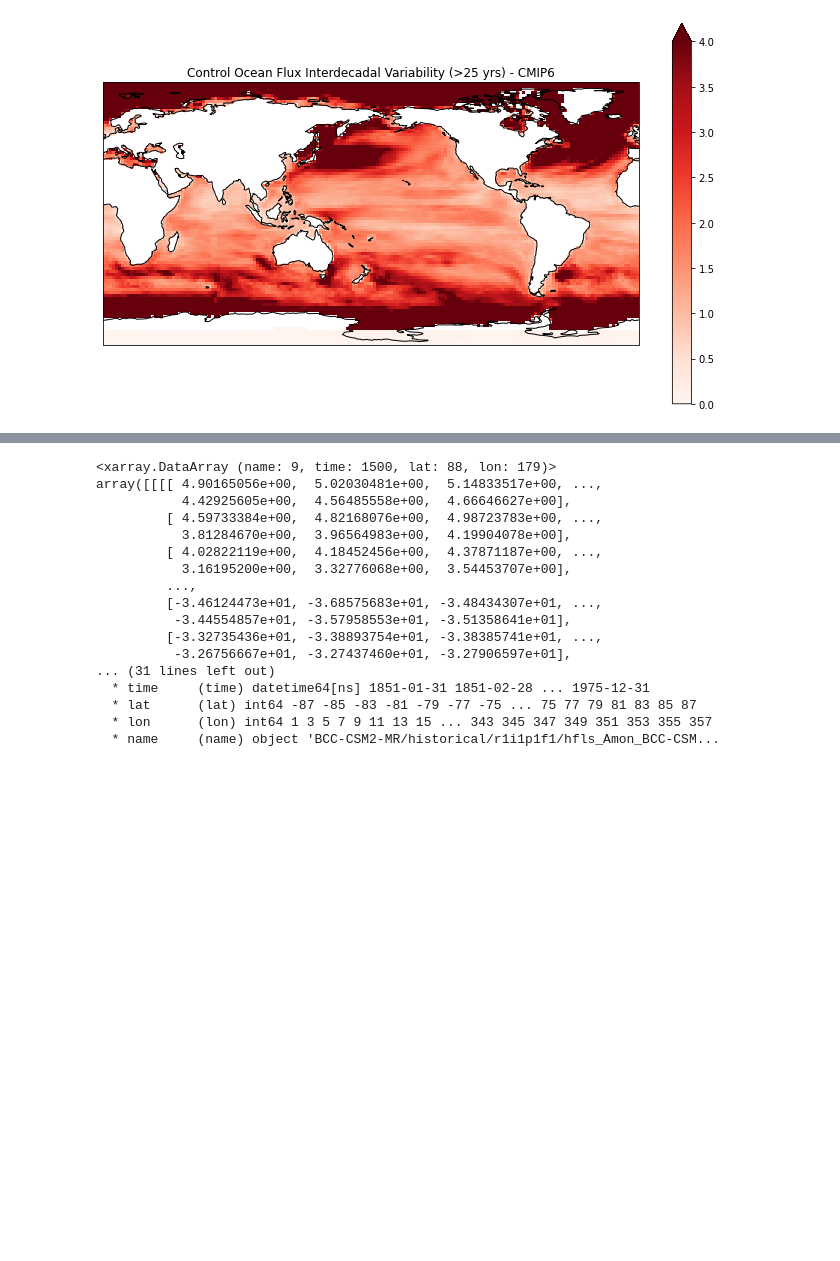
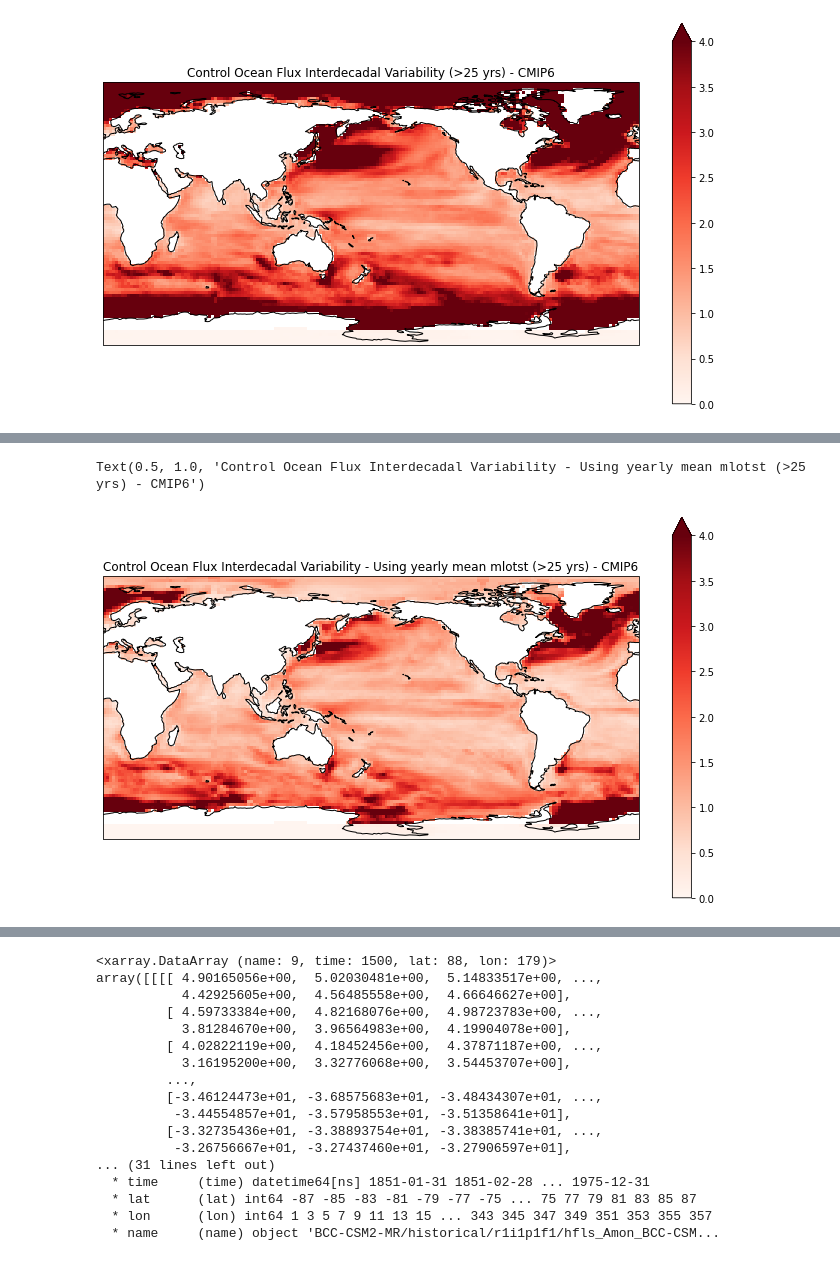
Before and after one commit to mailesasaki/cesmle_variability_analysis, a Jupyter notebook: energy_budget_variability/ocean_flux_analysis.ipynb, the cells around one changed output, grey strips where cells are left out. Drawn from its saved outputs; the diff is of its cells as text; code cells hidden in the pictures; blank space fills up the shorter version.

Commit message:
Covariance started

```diff
--- a/energy_budget_variability/ocean_flux_analysis.ipynb
+++ b/energy_budget_variability/ocean_flux_analysis.ipynb
@@ -284,3 +284,6 @@ plt.title('Control Ocean Flux Interdecadal Variability (>25 yrs) - CMIP6')
 # %% [output]
 Text(0.5, 1.0, 'Control Ocean Flux Interdecadal Variability (>25 yrs) - CMIP6')
 [figure]
+# %%
+mlotst_control_yearly = mlotst_control.rolling(time=12).mean('time')
+mlotst_control_yearly
@@ -286,0 +308,25 @@ Text(0.5, 1.0, 'Control Ocean Flux Interdecadal Variability (>25 yrs) - CMIP6')
+# %%
+new_time_index=pd.date_range(start='1851-01-01',freq='M',periods=1500)
+
+density = 1026 #Water density - kg/m3
+c_p = 3850 #Specific heat of salt water - J/kgC
+seconds = 2600000 #Time in a month - seconds
+
+sst_control = sst_control.isel(time=slice(0,1500))
+
+ocean_flux_control_yearlymean = xr.DataArray(np.zeros((1500,9,88,179)), dims=['time','name','lat','lon'])
+for t in range(1,len(sst_control['time'].values)):
+    i = 0
+    for model in sst_control['name'].values:
+        ocean_flux_control_yearlymean[t,i,:,:] = density*c_p*mlotst_control_yearly.isel(time=t).sel(name=model)*(sst_control.isel(time=t).sel(name=model) -
+                                                                                                 sst_control.isel(time=t-1).sel(name=model))/seconds \
+                                   - surface_control.isel(time=t).sel(name=model)
+        i += 1
+    if t%300==0:
+        print(t)
+
+ocean_flux_control_yearlymean.coords['lon'] = sst_control['lon'].values
+ocean_flux_control_yearlymean.coords['lat'] = sst_control['lat'].values
+ocean_flux_control_yearlymean.coords['time'] = new_time_index
+ocean_flux_control_yearlymean.coords['name'] = sst_control['name'].values
+ocean_flux_control_yearlymean
@@ -286,0 +355,5 @@ Text(0.5, 1.0, 'Control Ocean Flux Interdecadal Variability (>25 yrs) - CMIP6')
+# %%
+ocean_flux_control_yearly_rolling = ocean_flux_control_yearlymean.rolling(time=300, center=True).mean('time')
+ocean_flux_control_var_yearly = ocean_flux_control_yearly_rolling.std('time')
+ocean_flux_control_ensmean_yearly = ocean_flux_control_var_yearly.mean('name')
+ocean_flux_control_ensmean_yearly
@@ -286,0 +378,9 @@ Text(0.5, 1.0, 'Control Ocean Flux Interdecadal Variability (>25 yrs) - CMIP6')
+# %%
+plt.rcParams['figure.figsize'] = [12, 7]
+ax = plt.axes(projection=ccrs.PlateCarree(central_longitude=180))
+ocean_flux_control_ensmean_yearly.plot(ax=ax, transform=ccrs.PlateCarree(), cmap='Reds', vmin=0, vmax=4)
+ax.coastlines(color='black', linewidth=1)
+plt.title('Control Ocean Flux Interdecadal Variability - Using yearly mean mlotst (>25 yrs) - CMIP6')
+# %% [output]
+Text(0.5, 1.0, 'Control Ocean Flux Interdecadal Variability - Using yearly mean mlotst (>25 yrs) - CMIP6')
+[figure, added]
```
Also changed, not shown: parts of 7 cells of this notebook, 1 other file.
